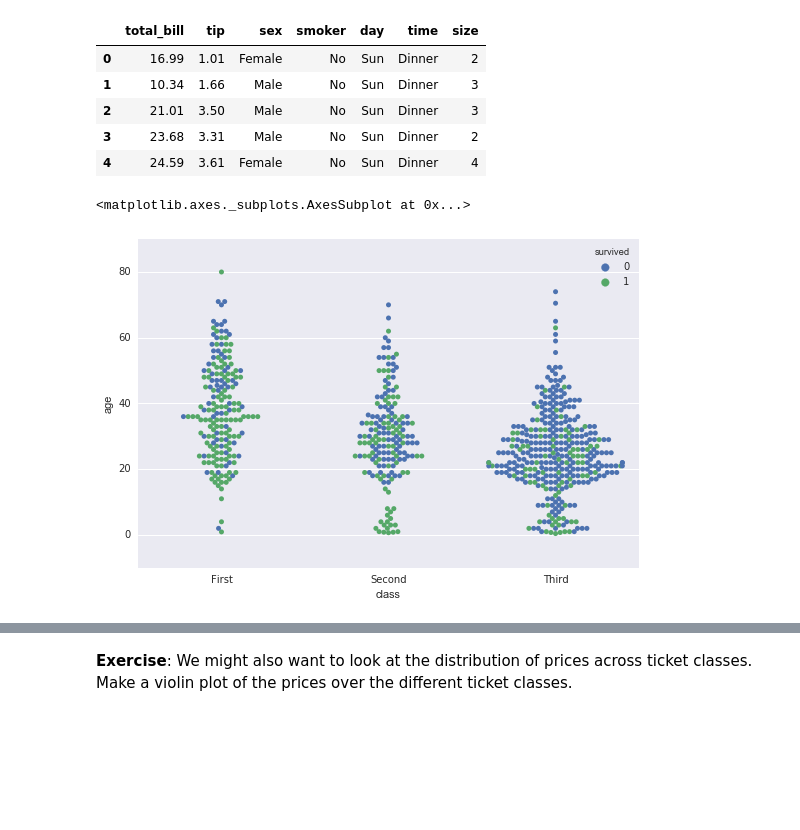
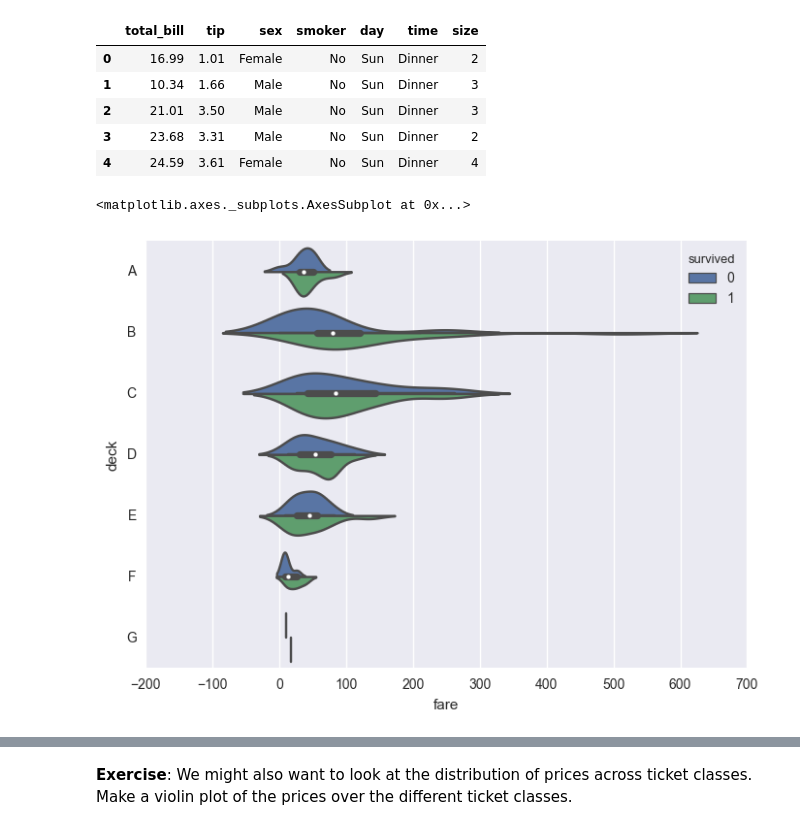
Before and after one commit to DaveBackus/Data_Bootcamp, a Jupyter notebook: Code/IPython/bootcamp_advgraphics_seaborn.ipynb, the cells around one changed output, grey strips where cells are left out. Saved outputs shown, nothing was run; the diff lists cells and outputs as text; code cells hidden in the pictures; blank space fills up the shorter version.

```diff
--- a/Code/IPython/bootcamp_advgraphics_seaborn.ipynb
+++ b/Code/IPython/bootcamp_advgraphics_seaborn.ipynb
@@ -130,21 +115,2 @@ plt.style.available
 # %% [markdown]
 We could do the same for a different style (like `ggplot`)
-# %%
-plt.style.use("ggplot")
-
-fig, ax = plt.subplots(2)
-
-tips[tips["sex"] == "Male"].plot(x="total_bill", y="tip", ax=ax[0], kind="scatter",
-                                 color="blue")
-tips[tips["sex"] == "Female"].plot(x="total_bill", y="tip", ax=ax[1], kind="scatter",
-                                   color="#F52887")
-
-ax[0].set_xlim(0, 60)
-ax[1].set_xlim(0, 60)
-ax[0].set_ylim(0, 15)
-ax[1].set_ylim(0, 15)
-
-ax[0].set_title("Male Tips")
-ax[1].set_title("Female Tips")
-
-fig.tight_layout()
@@ -243,6 +235,6 @@ tips.head()
 # %%
-# sns.violinplot(x="class", y="age", hue="sex", split=True, data=tita)
-sns.swarmplot(x="class", y="age", hue="survived", data=tita)
+sns.violinplot(x="fare", y="deck", hue="survived", split=True, data=tita)
+# sns.swarmplot(x="class", y="age", hue="sex", data=tita)
 # %% [output]
 <matplotlib.axes._subplots.AxesSubplot at 0x...>
-[figure, old version]
+[figure, new version]
```
Also changed, not shown: parts of 24 cells of this notebook, 5 other files.
